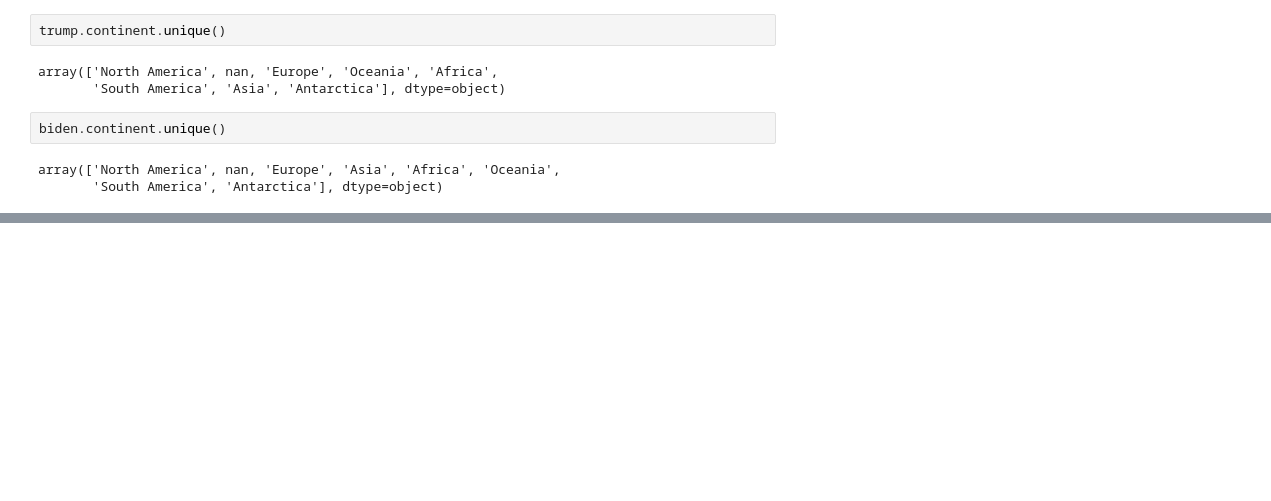
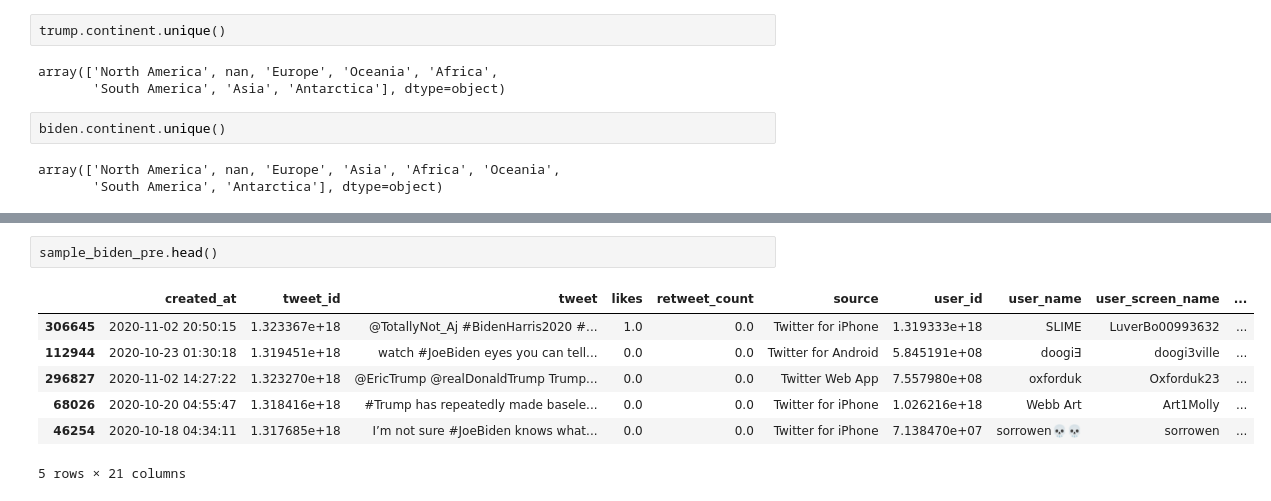
Before and after one commit to cl-xy/us-politics-social-media, a Jupyter notebook: data cleaning.ipynb, the cells around one changed output, grey strips where cells are left out. Cells and saved outputs as stored; diff of their text form; blank space fills up the shorter version.

```diff
--- a/data cleaning.ipynb
+++ b/data cleaning.ipynb
@@ -266,0 +254,10 @@ df_all.shape
+# %%
+sample_biden_pre.head()
+# %% [output]
+|  | created_at | tweet_id | tweet | likes | retweet_count | source | user_id | user_name | user_screen_name | ... |
+| 306645 | 2020-11-02 20:50:15 | 1.323367e+18 | @TotallyNot_Aj #BidenHarris2020 #... | 1.0 | 0.0 | Twitter for iPhone | 1.319333e+18 | SLIME | LuverBo00993632 | ... |
+| 112944 | 2020-10-23 01:30:18 | 1.319451e+18 | watch #JoeBiden eyes you can tell... | 0.0 | 0.0 | Twitter for Android | 5.845191e+08 | doogiƎ | doogi3ville | ... |
+| 296827 | 2020-11-02 14:27:22 | 1.323270e+18 | @EricTrump @realDonaldTrump Trump... | 0.0 | 0.0 | Twitter Web App | 7.557980e+08 | oxforduk | Oxforduk23 | ... |
+| 68026 | 2020-10-20 04:55:47 | 1.318416e+18 | #Trump has repeatedly made basele... | 0.0 | 0.0 | Twitter for iPhone | 1.026216e+18 | Webb Art | Art1Molly | ... |
+| 46254 | 2020-10-18 04:34:11 | 1.317685e+18 | I’m not sure #JoeBiden knows what... | 0.0 | 0.0 | Twitter for iPhone | 7.138470e+07 | sorrowen💀💀 | sorrowen | ... |
+5 rows × 21 columns
```
Also changed, not shown: parts of 27 cells of this notebook, 8 other files.
